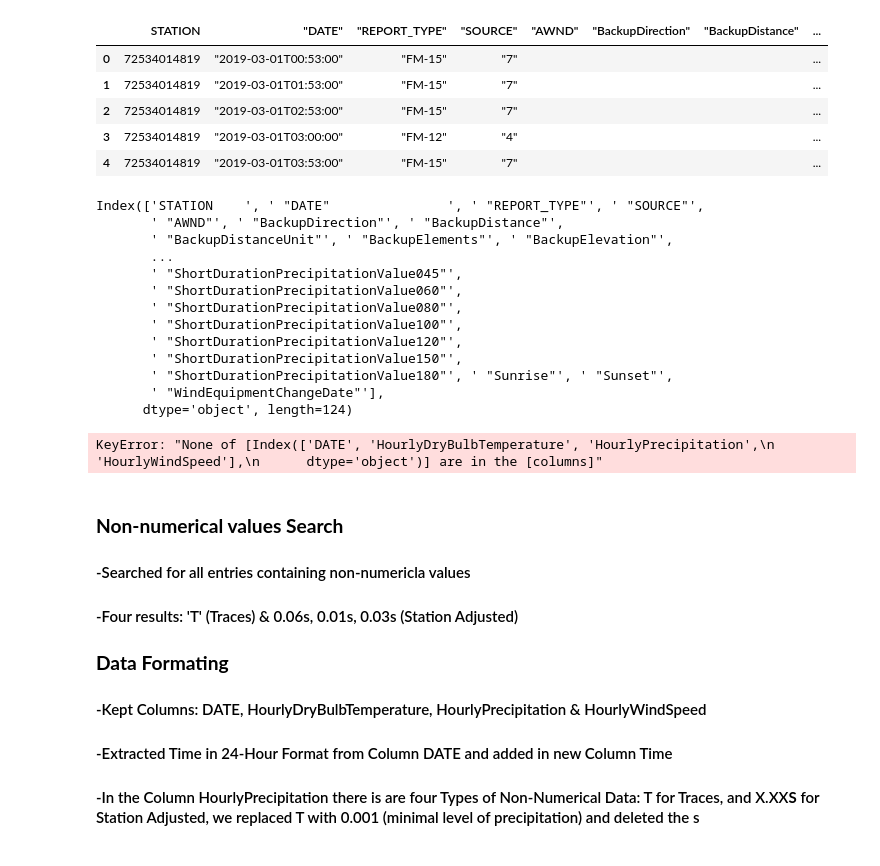
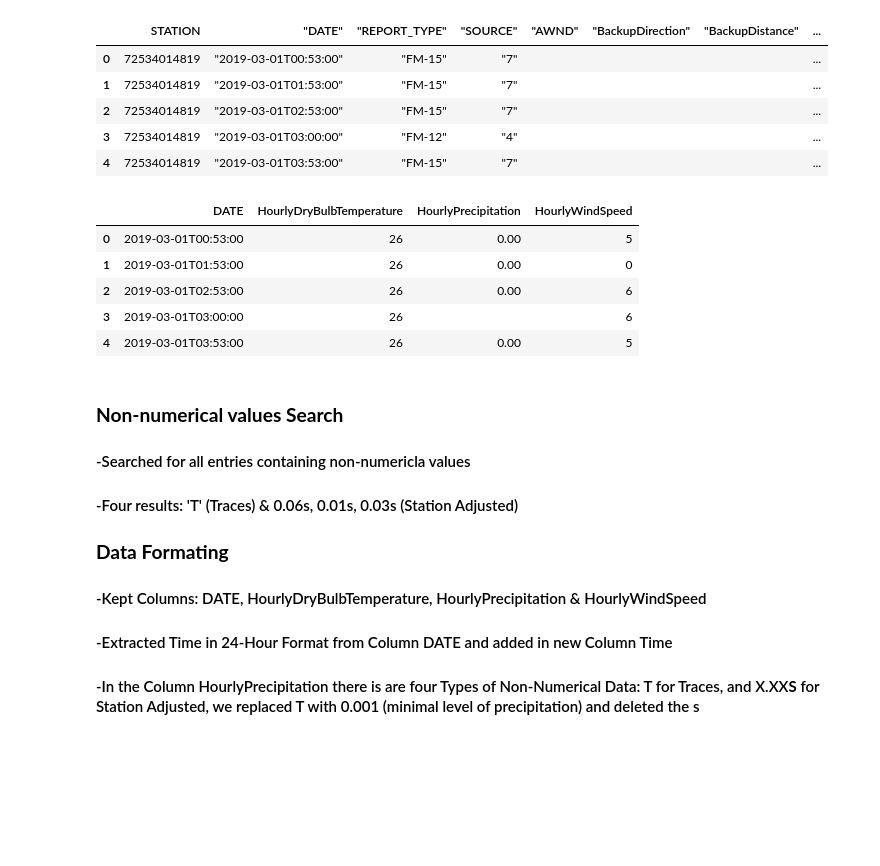
Before and after one commit to kbui-03/ChicagoBikeProject, a Jupyter notebook: Chicago_weather.ipynb, the cells around one changed output. Cells and saved outputs as stored; diff of their text form; code cells hidden in the pictures; blank space fills up the shorter version.

```diff
--- a/Chicago_weather.ipynb
+++ b/Chicago_weather.ipynb
@@ -55,25 +55,18 @@ weather.head()
 # %%
 
 #weather = pd.read_csv('data/Data_Weather_Mweather_20190301_20190331.csv')
-print(weather.columns)
+weather.columns = weather.columns.str.replace('"', '').str.strip()
+weather = weather.applymap(lambda x: x.replace('"', '').strip() if isinstance(x, str) else x)
 weather = weather[['DATE', 'HourlyDryBulbTemperature', 'HourlyPrecipitation', 'HourlyWindSpeed']]
 n = 5
 weather.head()
 # %% [output]
-Index(['STATION    ', ' "DATE"               ', ' "REPORT_TYPE"', ' "SOURCE"',
-       ' "AWND"', ' "BackupDirection"', ' "BackupDistance"',
-       ' "BackupDistanceUnit"', ' "BackupElements"', ' "BackupElevation"',
-       ...
-       ' "ShortDurationPrecipitationValue045"',
-       ' "ShortDurationPrecipitationValue060"',
-       ' "ShortDurationPrecipitationValue080"',
-       ' "ShortDurationPrecipitationValue100"',
-       ' "ShortDurationPrecipitationValue120"',
-       ' "ShortDurationPrecipitationValue150"',
-       ' "ShortDurationPrecipitationValue180"', ' "Sunrise"', ' "Sunset"',
-       ' "WindEquipmentChangeDate"'],
-      dtype='object', length=124)
-KeyError: "None of [Index(['DATE', 'HourlyDryBulbTemperature', 'HourlyPrecipitation',\n       'HourlyWindSpeed'],\n      dtype='object')] are in the [columns]"
+|  | DATE | HourlyDryBulbTemperature | HourlyPrecipitation | HourlyWindSpeed |
+| 0 | 2019-03-01T00:53:00 | 26 | 0.00 | 5 |
+| 1 | 2019-03-01T01:53:00 | 26 | 0.00 | 0 |
+| 2 | 2019-03-01T02:53:00 | 26 | 0.00 | 6 |
+| 3 | 2019-03-01T03:00:00 | 26 |  | 6 |
+| 4 | 2019-03-01T03:53:00 | 26 | 0.00 | 5 |
 # %% [markdown]
 ### **Non-numerical values Search**
 #### -Searched for all entries containing non-numericla values
```
Also changed, not shown: parts of 5 cells of this notebook.
